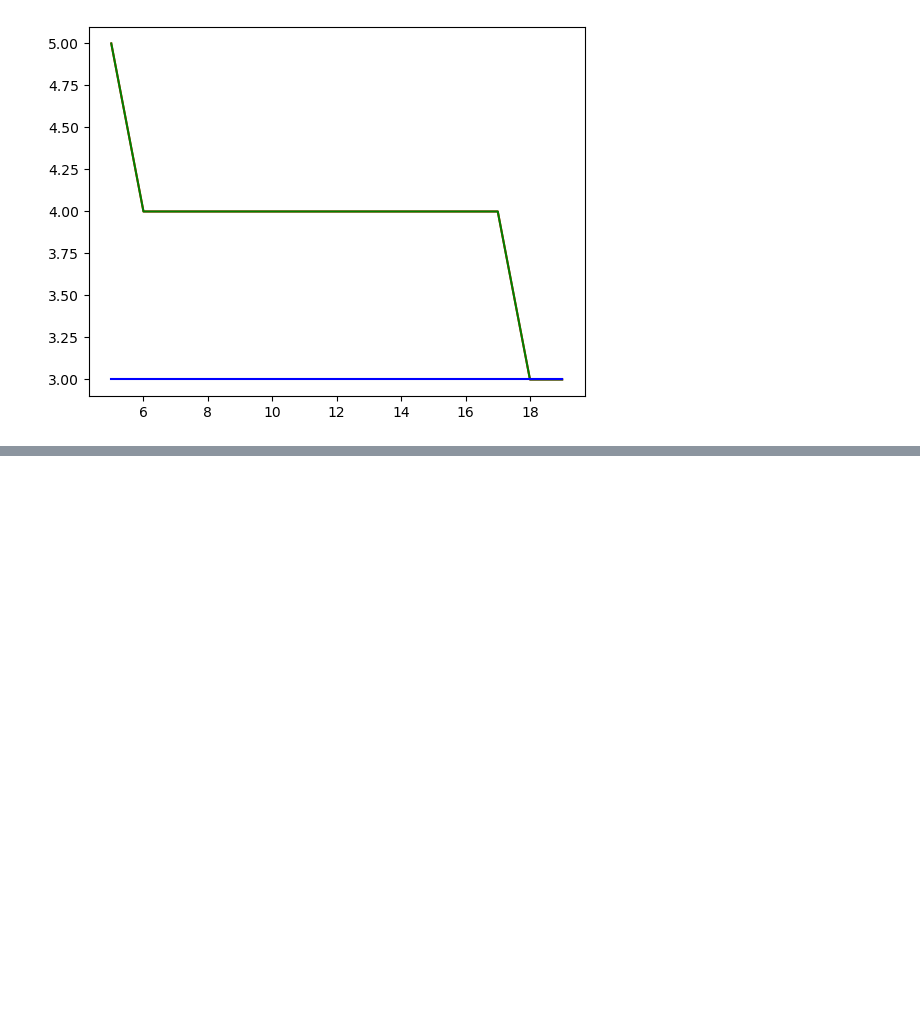
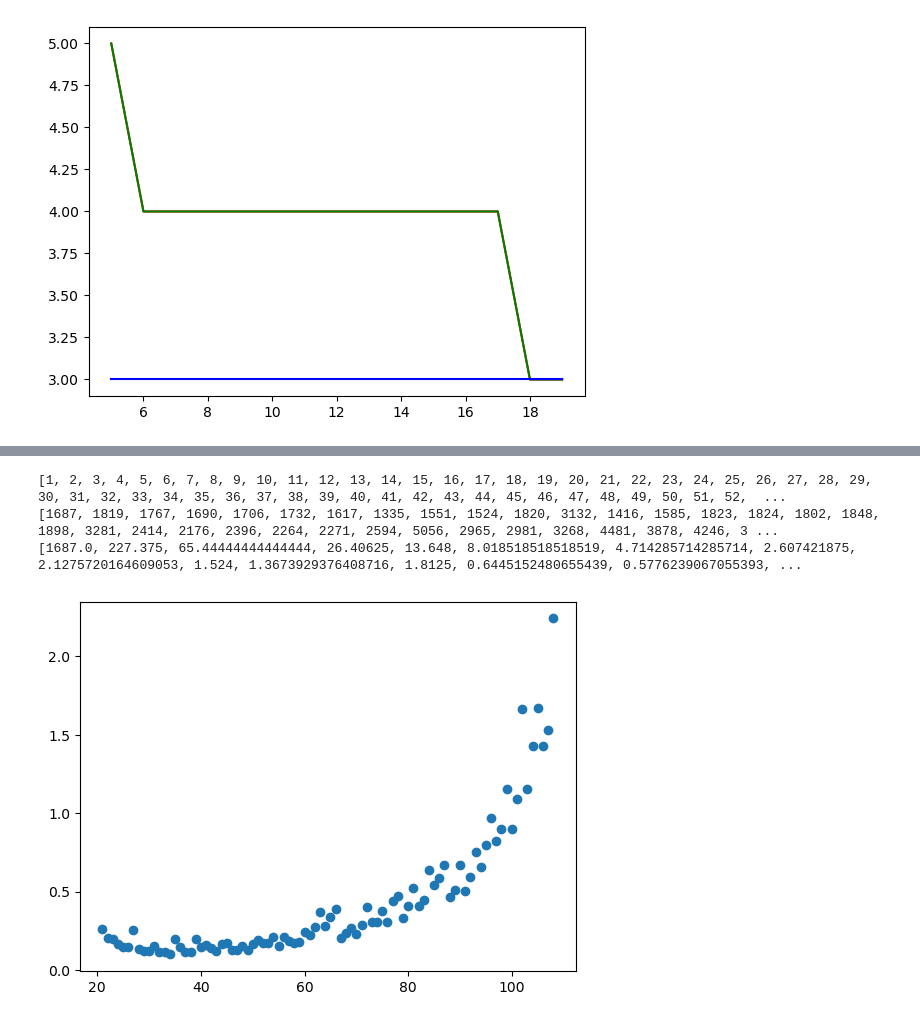
Before and after one commit to karoljanic/preferential-colouring-of-random-graphs, a Jupyter notebook: preferential-colouring-of-random-graphs.ipynb, the cells around one changed output, grey strips where cells are left out. Drawn from its saved outputs; the diff is of its cells as text; code cells hidden in the pictures; blank space fills up the shorter version.

```diff
--- a/preferential-colouring-of-random-graphs.ipynb
+++ b/preferential-colouring-of-random-graphs.ipynb
@@ -363,0 +235,26 @@ Graph 7 is planar
+# %%
+with open('cmake-build-debug/times1.txt') as file:
+    xs = []
+    ys1 = []
+    ys2 = []
+    for line in file.readlines():
+        x, y = line.strip().split()
+        xs.append(int(x))
+        ys1.append(int(y))
+        ys2.append(int(y) / int(x) ** 3)
+
+    print(xs)
+    print(ys1)
+    print(ys2)
+
+    # plt.scatter(xs, ys1)
+    plt.scatter(xs[20:], ys2[20:])
+    # plt.scatter(xs, ys1, c="red")
+    # plt.scatter(xs, [x ** 3 for x in xs], c="green")
+    # plt.scatter(xs, [0.002 * x ** 4 for x in xs], c="blue")
+    plt.show()
+# %% [output]
+[1, 2, 3, 4, 5, 6, 7, 8, 9, 10, 11, 12, 13, 14, 15, 16, 17, 18, 19, 20, 21, 22, 23, 24, 25, 26, 27, 28, 29, 30, 31, 32, 33, 34, 35, 36, 37, 38, 39, 40, 41, 42, 43, 44, 45, 46, 47, 48, 49, 50, 51, 52,  ...
+[1687, 1819, 1767, 1690, 1706, 1732, 1617, 1335, 1551, 1524, 1820, 3132, 1416, 1585, 1823, 1824, 1802, 1848, 1898, 3281, 2414, 2176, 2396, 2264, 2271, 2594, 5056, 2965, 2981, 3268, 4481, 3878, 4246, 3 ...
+[1687.0, 227.375, 65.44444444444444, 26.40625, 13.648, 8.018518518518519, 4.714285714285714, 2.607421875, 2.1275720164609053, 1.524, 1.3673929376408716, 1.8125, 0.6445152480655439, 0.5776239067055393, ...
+[figure, added]
```
Also changed, not shown: parts of 11 cells of this notebook, 13 other files.
